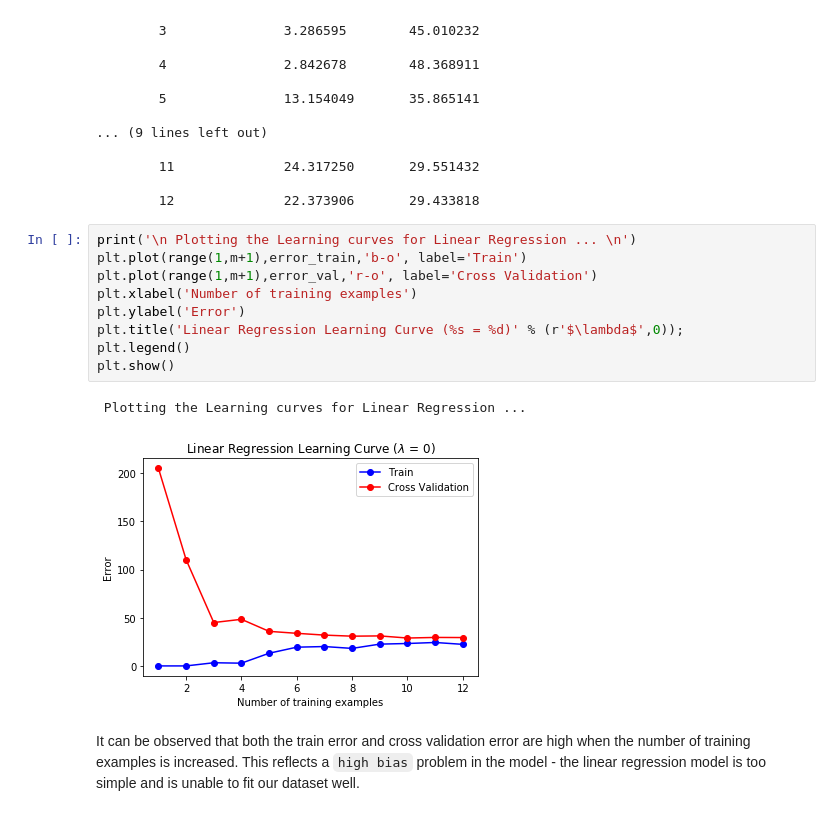
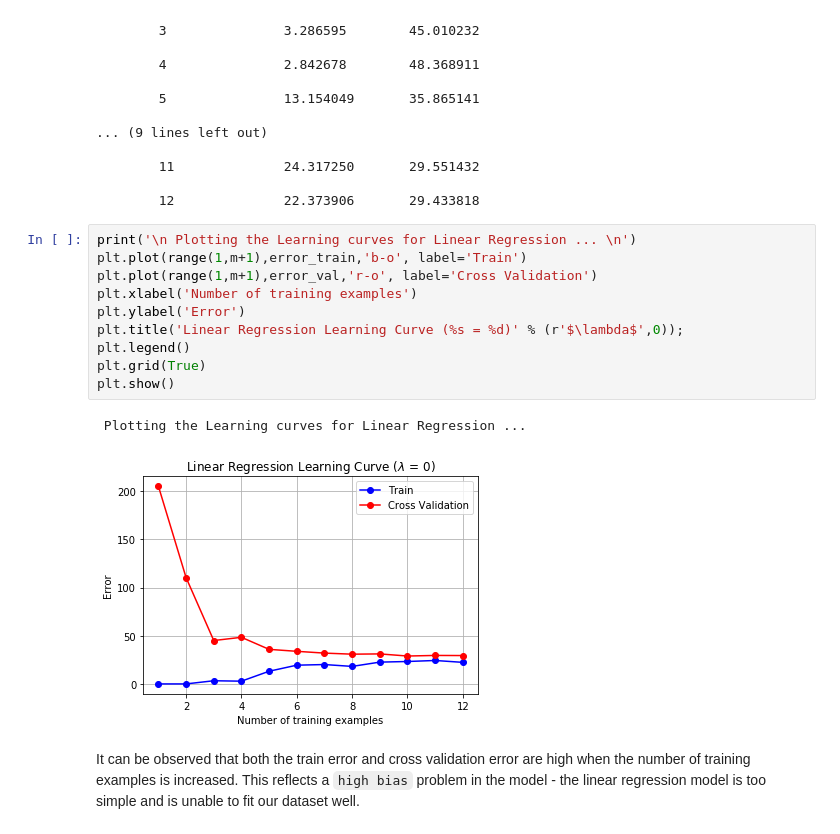
Before and after one commit to csikasote/machine-learning-python, a Jupyter notebook: ex5/ex5.ipynb, the cells around one changed output. Cells and saved outputs as stored; diff of their text form.

```diff
--- a/ex5/ex5.ipynb
+++ b/ex5/ex5.ipynb
@@ -261,15 +261,16 @@ for i in range(0, m):
 # %%
 print('\n Plotting the Learning curves for Linear Regression ... \n')
 plt.plot(range(1,m+1),error_train,'b-o', label='Train')
 plt.plot(range(1,m+1),error_val,'r-o', label='Cross Validation')
 plt.xlabel('Number of training examples')
 plt.ylabel('Error')
 plt.title('Linear Regression Learning Curve (%s = %d)' % (r'$\lambda$',0));
 plt.legend()
+plt.grid(True)
 plt.show()
 # %% [output]
  Plotting the Learning curves for Linear Regression ...
-[figure, old version]
+[figure, new version]
 # %% [markdown]
 It can be observed that both the train error and cross validation error are high when the number of training examples is increased. This reflects a `high bias` problem in the model - the linear regression model is too simple and is unable to fit our dataset well.
 # %% [markdown]
```
Also changed, not shown: 3 other files.
